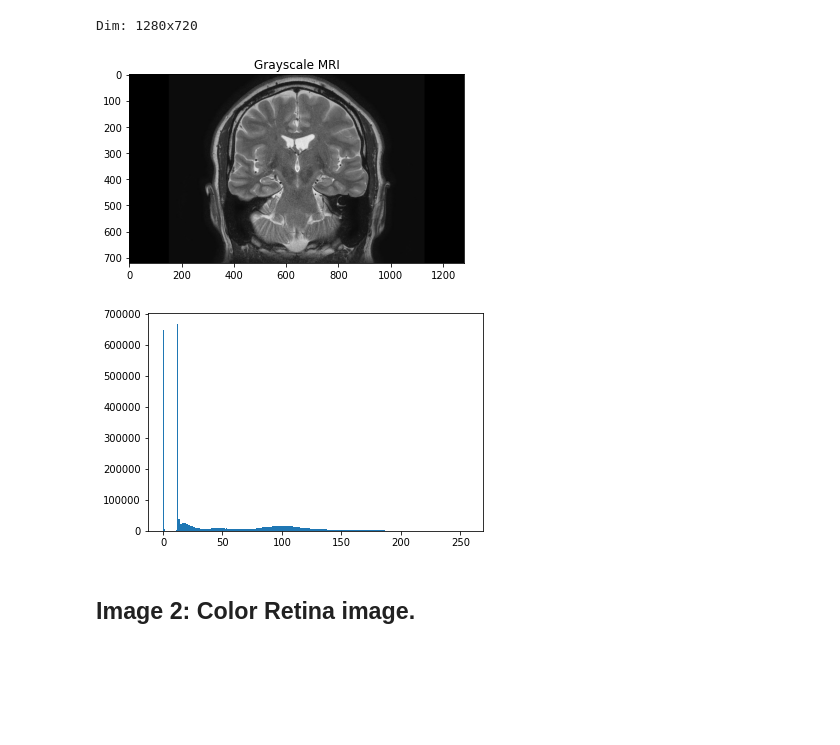
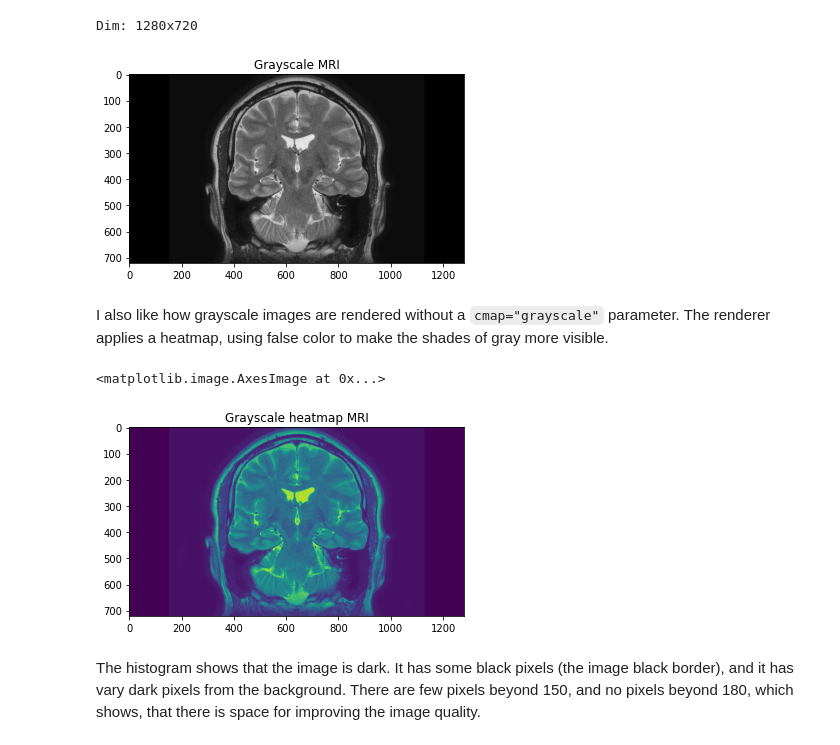
Before and after one commit to alexrayu/vfu, a Jupyter notebook: computer_vision/exam1_histograms.ipynb, the cells around one changed output. Cells and saved outputs as stored; diff of their text form; code cells hidden in the pictures; blank space fills up the shorter version.

```diff
--- a/computer_vision/exam1_histograms.ipynb
+++ b/computer_vision/exam1_histograms.ipynb
@@ -10,16 +26,25 @@ import matplotlib.image as mpimg
 # %%
-img = mpimg.imread('mri.jpg')
+img = cv2.imread('mri.jpg', 0)
 plt.figure()
 plt.title('Grayscale MRI')
 plt.imshow(img, cmap="gray")
 print(f'Dim: {img.shape[1]}x{img.shape[0]}')
-
-plt.figure()
-plt.hist(img.ravel(), 256, [0, 256])
-plt.show()
 # %% [output]
 Dim: 1280x720
 [figure]
-[figure, removed]
-# %% [markdown]
-## Image 2: Color Retina image.
+# %% [markdown]
+I also like how grayscale images are rendered without a `cmap="grayscale"`
+parameter. The renderer applies a heatmap, using false color to make the shades
+of gray more visible.
+# %%
+plt.figure()
+plt.title('Grayscale heatmap MRI')
+plt.imshow(img)
+# %% [output]
+<matplotlib.image.AxesImage at 0x...>
+[figure, added]
+# %% [markdown]
+The histogram shows that the image is dark. It has some black pixels (the image
+black border), and it has vary dark pixels from the background. There are few
+pixels beyond 150, and no pixels beyond 180, which shows, that there is space
+for improving the image quality.
```
Also changed, not shown: parts of 10 cells of this notebook, 1 other file.
